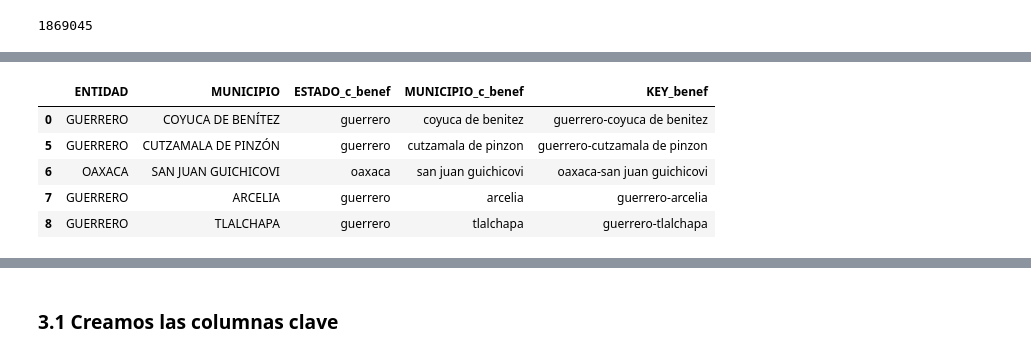
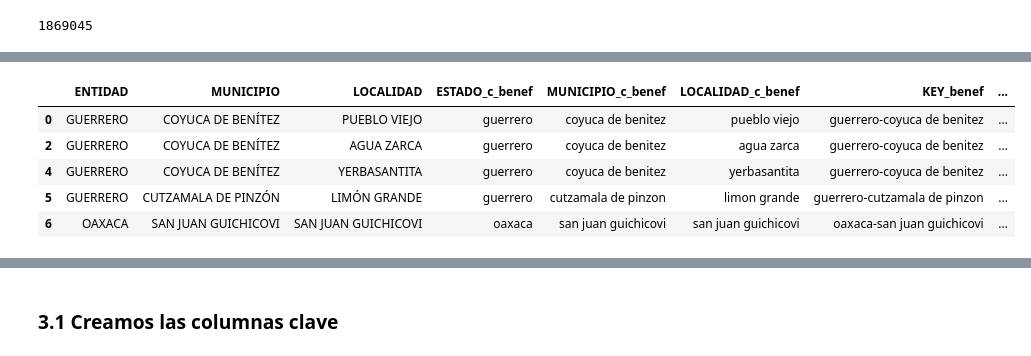
Before and after one commit to DGRIA/SESNA-Fertilizantes, a Jupyter notebook: src/Notebooks/2.3 Benef2019-2022_Cleaning_and_merged.ipynb, the cells around one changed output, grey strips where cells are left out. Saved outputs shown, nothing was run; the diff lists cells and outputs as text; code cells hidden in the pictures.

```diff
--- a/src/Notebooks/2.3 Benef2019-2022_Cleaning_and_merged.ipynb
+++ b/src/Notebooks/2.3 Benef2019-2022_Cleaning_and_merged.ipynb
@@ -387,6 +148,8 @@ APOYO                 NaN
 ACTIVIDAD             NaN
 ESLABÓN               NaN
 CICLO AGRÍCOLA        NaN
+# %%
+listado_beneficiarios = listado_beneficiarios.drop(columns=['PROGRAMA', 'COMPONENTE', 'SUBCOMPONENTE', 'APOYO', 'ACTIVIDAD', 'ESLABÓN'])
 # %%
 rows_with_nan = listado_beneficiarios[listado_beneficiarios.isna().any(axis=1)]
 # %%
@@ -407,0 +173,2 @@ rows_with_nan
+# %%
+listado_beneficiarios = listado_beneficiarios.drop(rows_with_nan.index)
@@ -417,11 +198,12 @@ listado_beneficiarios.head()
 # %%
-Estados_beneficiarios2019_2022 = listado_beneficiarios[['ENTIDAD', 'MUNICIPIO']]
+Estados_beneficiarios2019_2022 = listado_beneficiarios[['ENTIDAD', 'MUNICIPIO', 'LOCALIDAD']]
 # %%
 Estados_beneficiarios2019_2022 = Estados_beneficiarios2019_2022.drop_duplicates()
 # %%
 # Estandarizamos la limpieza de los datos
 Estados_beneficiarios2019_2022['ESTADO_c_benef'] = Estados_beneficiarios2019_2022['ENTIDAD'].apply(clean_text)
 Estados_beneficiarios2019_2022['MUNICIPIO_c_benef'] = Estados_beneficiarios2019_2022['MUNICIPIO'].apply(clean_text)
+Estados_beneficiarios2019_2022['LOCALIDAD_c_benef'] = Estados_beneficiarios2019_2022['LOCALIDAD'].apply(clean_text)
 # %%
 Estados_beneficiarios2019_2022.shape
 # %% [output]
@@ -429,15 +211,18 @@ Estados_beneficiarios2019_2022.shape
 # %%
 Estados_beneficiarios2019_2022['KEY_benef'] = Estados_beneficiarios2019_2022['ESTADO_c_benef'].astype(str) + '-' + Estados_beneficiarios2019_2022[
     'MUNICIPIO_c_benef'].astype(str)
 
+Estados_beneficiarios2019_2022['KEY_benef_localidad'] = Estados_beneficiarios2019_2022['ESTADO_c_benef'].astype(str) + '-' + Estados_beneficiarios2019_2022[
+    'MUNICIPIO_c_benef'].astype(str)
+
 Estados_beneficiarios2019_2022.head()
 # %% [output]
-|  | ENTIDAD | MUNICIPIO | ESTADO_c_benef | MUNICIPIO_c_benef | KEY_benef |
-| 0 | GUERRERO | COYUCA DE BENÍTEZ | guerrero | coyuca de benitez | guerrero-coyuca de benitez |
-| 5 | GUERRERO | CUTZAMALA DE PINZÓN | guerrero | cutzamala de pinzon | guerrero-cutzamala de pinzon |
-| 6 | OAXACA | SAN JUAN GUICHICOVI | oaxaca | san juan guichicovi | oaxaca-san juan guichicovi |
-| 7 | GUERRERO | ARCELIA | guerrero | arcelia | guerrero-arcelia |
-| 8 | GUERRERO | TLALCHAPA | guerrero | tlalchapa | guerrero-tlalchapa |
+|  | ENTIDAD | MUNICIPIO | LOCALIDAD | ESTADO_c_benef | MUNICIPIO_c_benef | LOCALIDAD_c_benef | KEY_benef | ... |
+| 0 | GUERRERO | COYUCA DE BENÍTEZ | PUEBLO VIEJO | guerrero | coyuca de benitez | pueblo viejo | guerrero-coyuca de benitez | ... |
+| 2 | GUERRERO | COYUCA DE BENÍTEZ | AGUA ZARCA | guerrero | coyuca de benitez | agua zarca | guerrero-coyuca de benitez | ... |
+| 4 | GUERRERO | COYUCA DE BENÍTEZ | YERBASANTITA | guerrero | coyuca de benitez | yerbasantita | guerrero-coyuca de benitez | ... |
+| 5 | GUERRERO | CUTZAMALA DE PINZÓN | LIMÓN GRANDE | guerrero | cutzamala de pinzon | limon grande | guerrero-cutzamala de pinzon | ... |
+| 6 | OAXACA | SAN JUAN GUICHICOVI | SAN JUAN GUICHICOVI | oaxaca | san juan guichicovi | san juan guichicovi | oaxaca-san juan guichicovi | ... |
 # %%
 # Valores únicos y la cantidad de cada columna
 # Obtener estadísticas descriptivas para todas las variables
```
Also changed, not shown: parts of 103 cells of this notebook, 1 other file.
